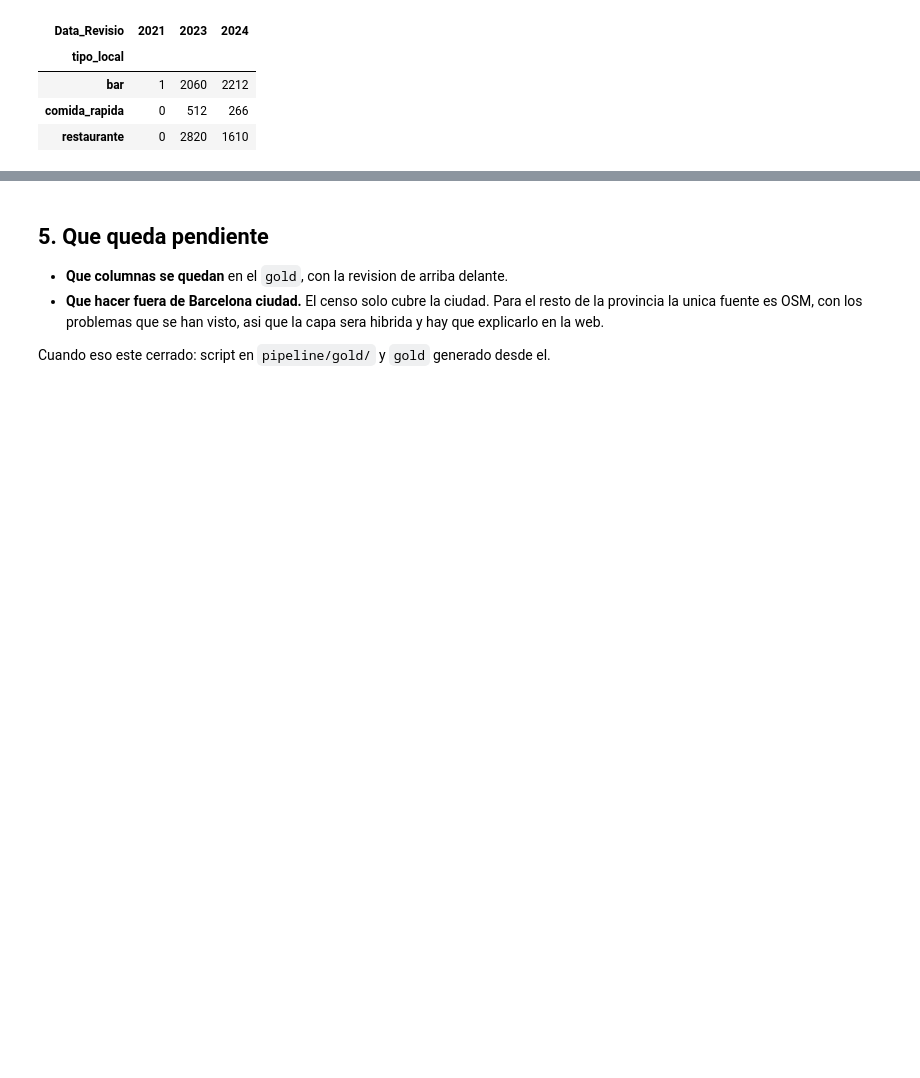
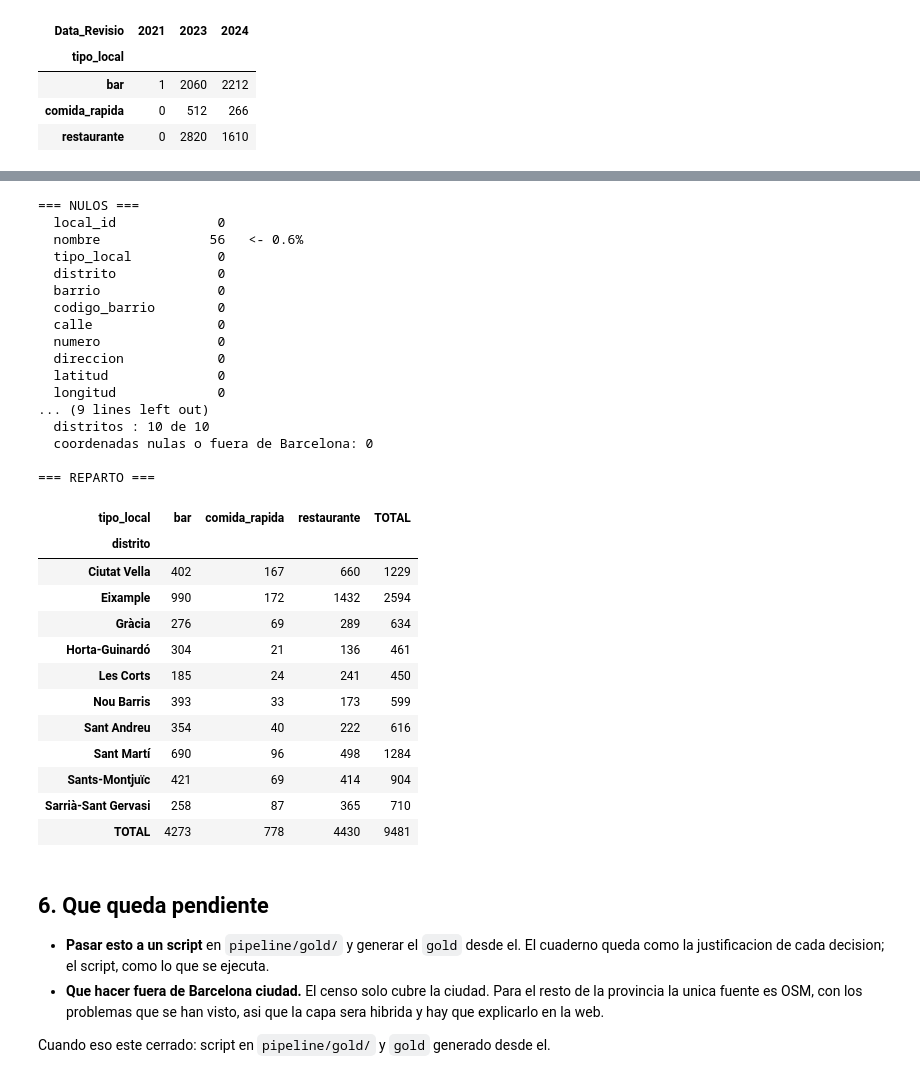
Before and after one commit to Ruthlessallen/Turismo-y-Barcelona, a Jupyter notebook: pipeline/notebooks/revisar_restauracion.ipynb, the cells around one changed output, grey strips where cells are left out. Drawn from its saved outputs; the diff is of its cells as text; code cells hidden in the pictures; blank space fills up the shorter version.

```diff
--- a/pipeline/notebooks/revisar_restauracion.ipynb
+++ b/pipeline/notebooks/revisar_restauracion.ipynb
@@ -420,7 +471,65 @@ Reparto por tipo de local:
+# %%
+# 12. Comprobaciones antes de dar por bueno el esquema
+print("=== NULOS ===")
+nulos = restauracion.isna().sum()
+for c, n in nulos.items():
+    marca = "" if n == 0 else f"   <- {n / len(restauracion):.1%}"
+    print(f"  {c:<16} {n:>5}{marca}")
+print()
+print("=== IDENTIDAD ===")
+print(f"  local_id unicos      : {restauracion['local_id'].nunique():,} de {len(restauracion):,}")
+print(f"  nombres distintos    : {restauracion['nombre'].nunique():,}")
+repetidos = restauracion["nombre"].value_counts()
+print(f"  nombre mas repetido  : '{repetidos.index[0]}' en {repetidos.iloc[0]} locales"
+      "   <- cadenas, no duplicados")
+print()
+print("=== TERRITORIO ===")
+print(f"  barrios   : {restauracion['barrio'].nunique()} de 73")
+print(f"  distritos : {restauracion['distrito'].nunique()} de 10")
+mal_situados = ((restauracion.latitud < 41.30) | (restauracion.latitud > 41.48)
+                | (restauracion.longitud < 2.05) | (restauracion.longitud > 2.24)
+                | restauracion.latitud.isna())
+print(f"  coordenadas nulas o fuera de Barcelona: {int(mal_situados.sum())}")
+print()
+print("=== REPARTO ===")
+display(pd.crosstab(restauracion["distrito"], restauracion["tipo_local"], margins=True,
+                    margins_name="TOTAL"))
+# %% [output]
+=== NULOS ===
+  local_id             0
+  nombre              56   <- 0.6%
+  tipo_local           0
+  distrito             0
+  barrio               0
+  codigo_barrio        0
+  calle                0
+  numero               0
+  direccion            0
+  latitud              0
+  longitud             0
+... (9 lines left out)
+  distritos : 10 de 10
+  coordenadas nulas o fuera de Barcelona: 0
+
+=== REPARTO ===
+| tipo_local | bar | comida_rapida | restaurante | TOTAL |
+| distrito |  |  |  |  |
+| Ciutat Vella | 402 | 167 | 660 | 1229 |
+| Eixample | 990 | 172 | 1432 | 2594 |
+| Gràcia | 276 | 69 | 289 | 634 |
+| Horta-Guinardó | 304 | 21 | 136 | 461 |
+| Les Corts | 185 | 24 | 241 | 450 |
+| Nou Barris | 393 | 33 | 173 | 599 |
+| Sant Andreu | 354 | 40 | 222 | 616 |
+| Sant Martí | 690 | 96 | 498 | 1284 |
+| Sants-Montjuïc | 421 | 69 | 414 | 904 |
+| Sarrià-Sant Gervasi | 258 | 87 | 365 | 710 |
+| TOTAL | 4273 | 778 | 4430 | 9481 |
 # %% [markdown]
-## 5. Que queda pendiente
+## 6. Que queda pendiente
 
-- **Que columnas se quedan** en el `gold`, con la revision de arriba delante.
+- **Pasar esto a un script** en `pipeline/gold/` y generar el `gold` desde el. El cuaderno queda
+  como la justificacion de cada decision; el script, como lo que se ejecuta.
 - **Que hacer fuera de Barcelona ciudad.** El censo solo cubre la ciudad. Para el resto de la
   provincia la unica fuente es OSM, con los problemas que se han visto, asi que la capa sera
   hibrida y hay que explicarlo en la web.
```
Also changed, not shown: parts of 2 cells of this notebook.
